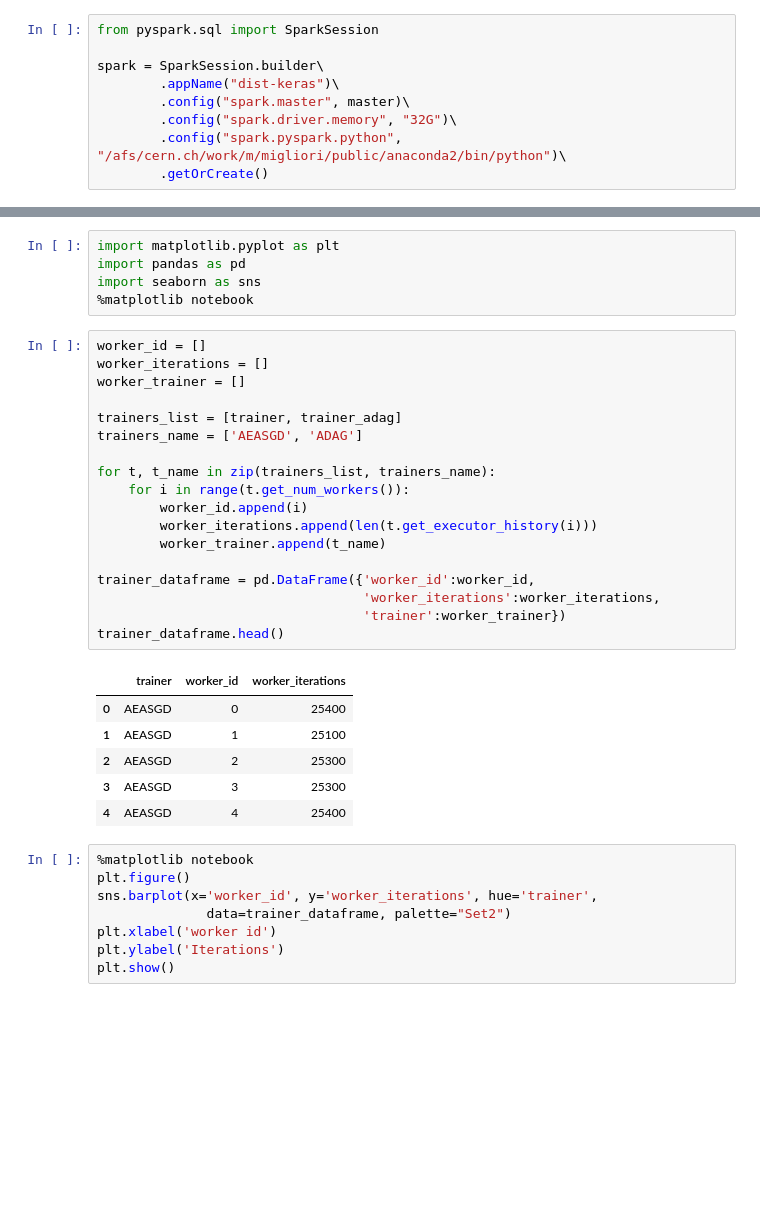
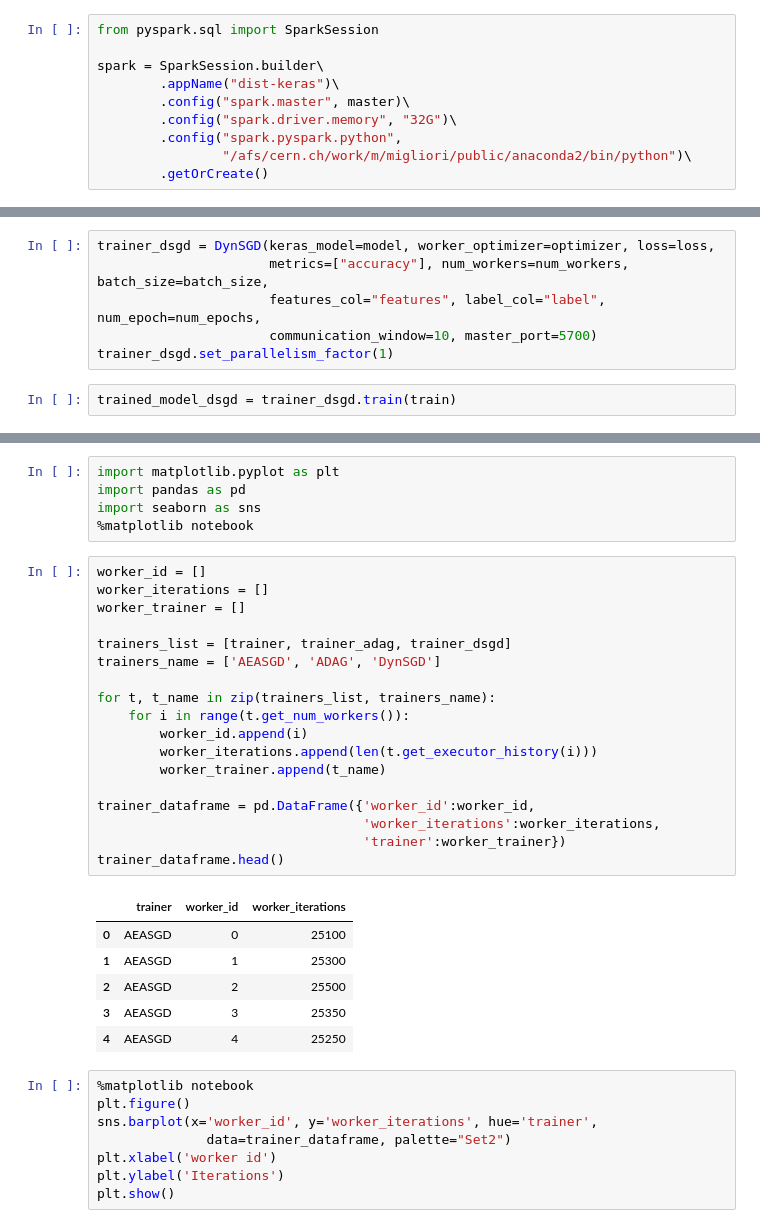
Before and after one commit to vkhristenko/hep_ml_spark, a Jupyter notebook: notebooks/ML_pipeline.ipynb, the cells around one changed output, grey strips where cells are left out. Saved outputs shown, nothing was run; the diff lists cells and outputs as text; blank space fills up the shorter version.

```diff
--- a/notebooks/ML_pipeline.ipynb
+++ b/notebooks/ML_pipeline.ipynb
@@ -39,7 +39,8 @@ spark = SparkSession.builder\
         .appName("dist-keras")\
         .config("spark.master", master)\
         .config("spark.driver.memory", "32G")\
-        .config("spark.pyspark.python", "/afs/cern.ch/work/m/migliori/public/anaconda2/bin/python")\
+        .config("spark.pyspark.python",
+                "/afs/cern.ch/work/m/migliori/public/anaconda2/bin/python")\
         .getOrCreate()
 # %%
 spark
@@ -207,0 +209,8 @@ Training time using ADAG: 32 min
+# %%
+trainer_dsgd = DynSGD(keras_model=model, worker_optimizer=optimizer, loss=loss,
+                      metrics=["accuracy"], num_workers=num_workers, batch_size=batch_size,
+                      features_col="features", label_col="label", num_epoch=num_epochs,
+                      communication_window=10, master_port=5700)
+trainer_dsgd.set_parallelism_factor(1)
+# %%
+trained_model_dsgd = trainer_dsgd.train(train)
@@ -215,28 +230,28 @@ import seaborn as sns
 # %%
 worker_id = []
 worker_iterations = []
 worker_trainer = []
 
-trainers_list = [trainer, trainer_adag]
-trainers_name = ['AEASGD', 'ADAG']
+trainers_list = [trainer, trainer_adag, trainer_dsgd]
+trainers_name = ['AEASGD', 'ADAG', 'DynSGD']
 
 for t, t_name in zip(trainers_list, trainers_name):
     for i in range(t.get_num_workers()):
         worker_id.append(i)
         worker_iterations.append(len(t.get_executor_history(i)))
         worker_trainer.append(t_name)
 
 trainer_dataframe = pd.DataFrame({'worker_id':worker_id,
                                   'worker_iterations':worker_iterations,
                                   'trainer':worker_trainer})
 trainer_dataframe.head()
 # %% [output]
 |  | trainer | worker_id | worker_iterations |
-| 0 | AEASGD | 0 | 25400 |
-| 1 | AEASGD | 1 | 25100 |
-| 2 | AEASGD | 2 | 25300 |
-| 3 | AEASGD | 3 | 25300 |
-| 4 | AEASGD | 4 | 25400 |
+| 0 | AEASGD | 0 | 25100 |
+| 1 | AEASGD | 1 | 25300 |
+| 2 | AEASGD | 2 | 25500 |
+| 3 | AEASGD | 3 | 25350 |
+| 4 | AEASGD | 4 | 25250 |
 # %%
 %matplotlib notebook
 plt.figure()
```
Also changed, not shown: parts of 11 cells of this notebook.
